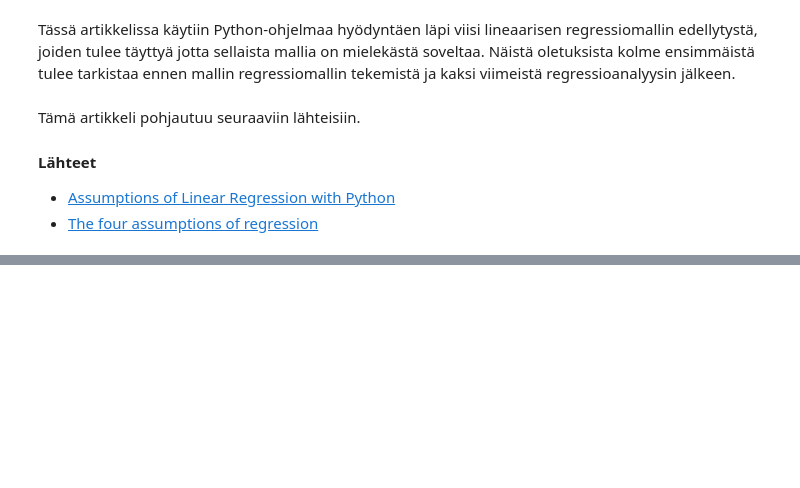
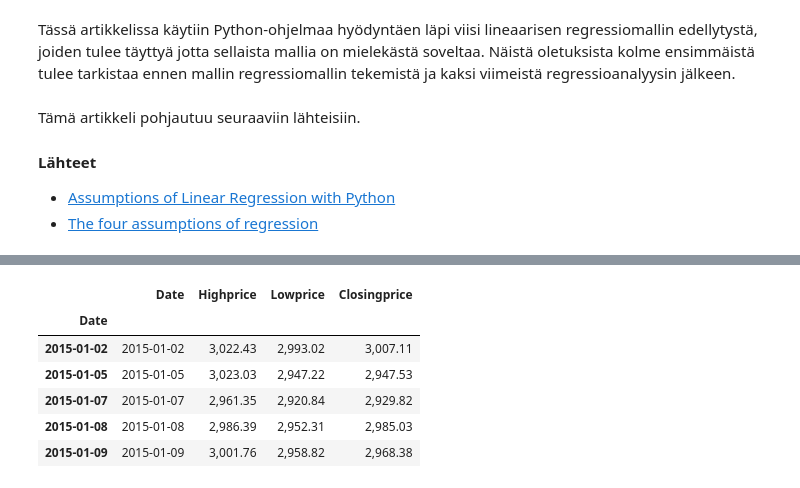
Before and after one commit to juhanurmonen/lineaarisen-regressiomallin-oletukset, a Jupyter notebook: lineaarisen-regression-oletukset.ipynb, the cells around one changed output, grey strips where cells are left out. Saved outputs shown, nothing was run; the diff lists cells and outputs as text; code cells hidden in the pictures; blank space fills up the shorter version.

```diff
--- a/lineaarisen-regression-oletukset.ipynb
+++ b/lineaarisen-regression-oletukset.ipynb
@@ -141,0 +174,12 @@ Tämä artikkeli pohjautuu seuraaviin lähteisiin.
+# %%
+#### Tutustutaan dataan
+
+markkinat.head()
+# %% [output]
+|  | Date | Highprice | Lowprice | Closingprice |
+| Date |  |  |  |  |
+| 2015-01-02 | 2015-01-02 | 3,022.43 | 2,993.02 | 3,007.11 |
+| 2015-01-05 | 2015-01-05 | 3,023.03 | 2,947.22 | 2,947.53 |
+| 2015-01-07 | 2015-01-07 | 2,961.35 | 2,920.84 | 2,929.82 |
+| 2015-01-08 | 2015-01-08 | 2,986.39 | 2,952.31 | 2,985.03 |
+| 2015-01-09 | 2015-01-09 | 3,001.76 | 2,958.82 | 2,968.38 |
```
Also changed, not shown: parts of 18 cells of this notebook.
